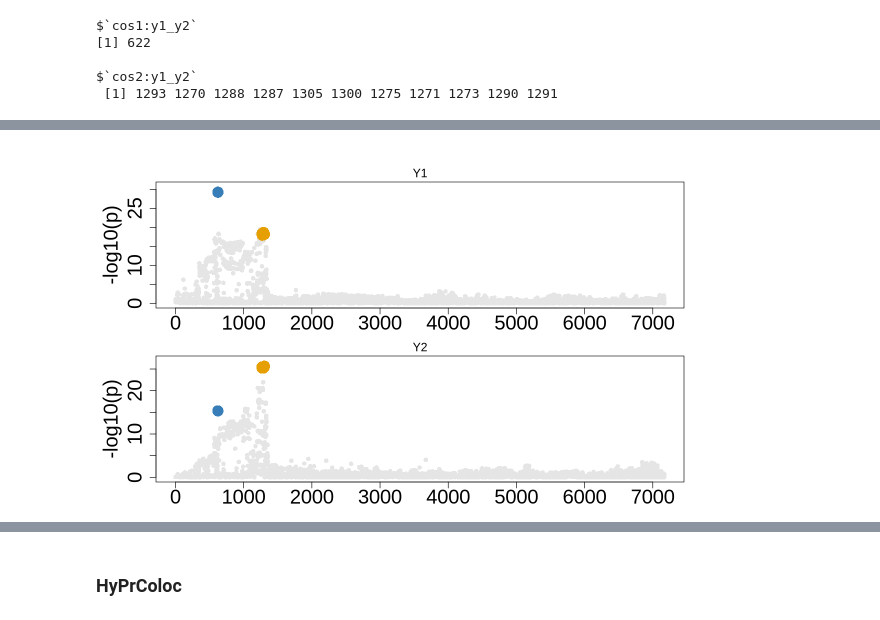
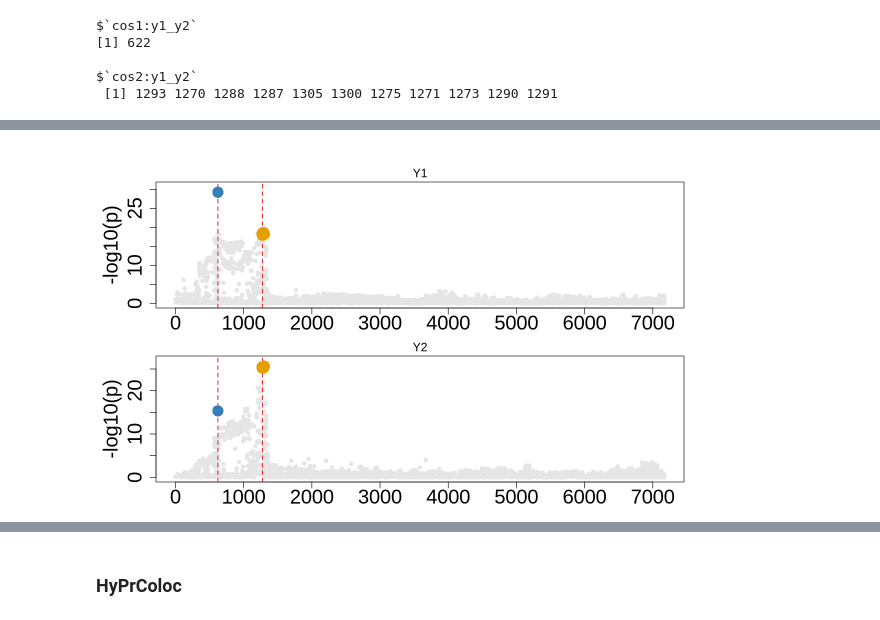
Before and after one commit to StatFunGen/colocboost-paper, a Jupyter notebook: Main Figures/Figure2/Figure2b.ipynb, the cells around one changed output, grey strips where cells are left out. Drawn from its saved outputs; the diff is of its cells as text; code cells hidden in the pictures.

Commit message:
Figure2
Complete Figure2

```diff
--- a/Main Figures/Figure2/Figure2b.ipynb
+++ b/Main Figures/Figure2/Figure2b.ipynb
@@ -13,10 +10,10 @@ When analyzing multiple causal variants, it's important to consider that they ma
 ### ColocBoost identify two CoS including two true causal variants.
 # %%
 library(tidyverse)
-data <- readRDS("Figure2b1.rds")
+data <- readRDS("Figure2b.rds")$HeterogeneousEffect
 X <- data$X
 Y <- data$Y
-data$variant[[1]]
+data$variant
 # %% [output]
 [1]  622 1275
 # %%
@@ -47,6 +44,6 @@ A data.frame: 2 × 11
 | 2 | NA | Y1; Y2 | cos2:y1_y2 | 0.9947614 | chr3:113083136_A_G | 0.1366141 | 0.9676439 | ... |
 # %%
 options(repr.plot.width = 10, repr.plot.height = 6)
-colocboost_plot(res, plot_cols = 1)
+colocboost_plot(res, plot_cols = 1, add_vertical = T, add_vertical_idx = c(data$variant))
 # %% [output]
-[figure, old version]
+[figure, new version]
```
Also changed, not shown: parts of 26 cells of this notebook, 3 other files.
